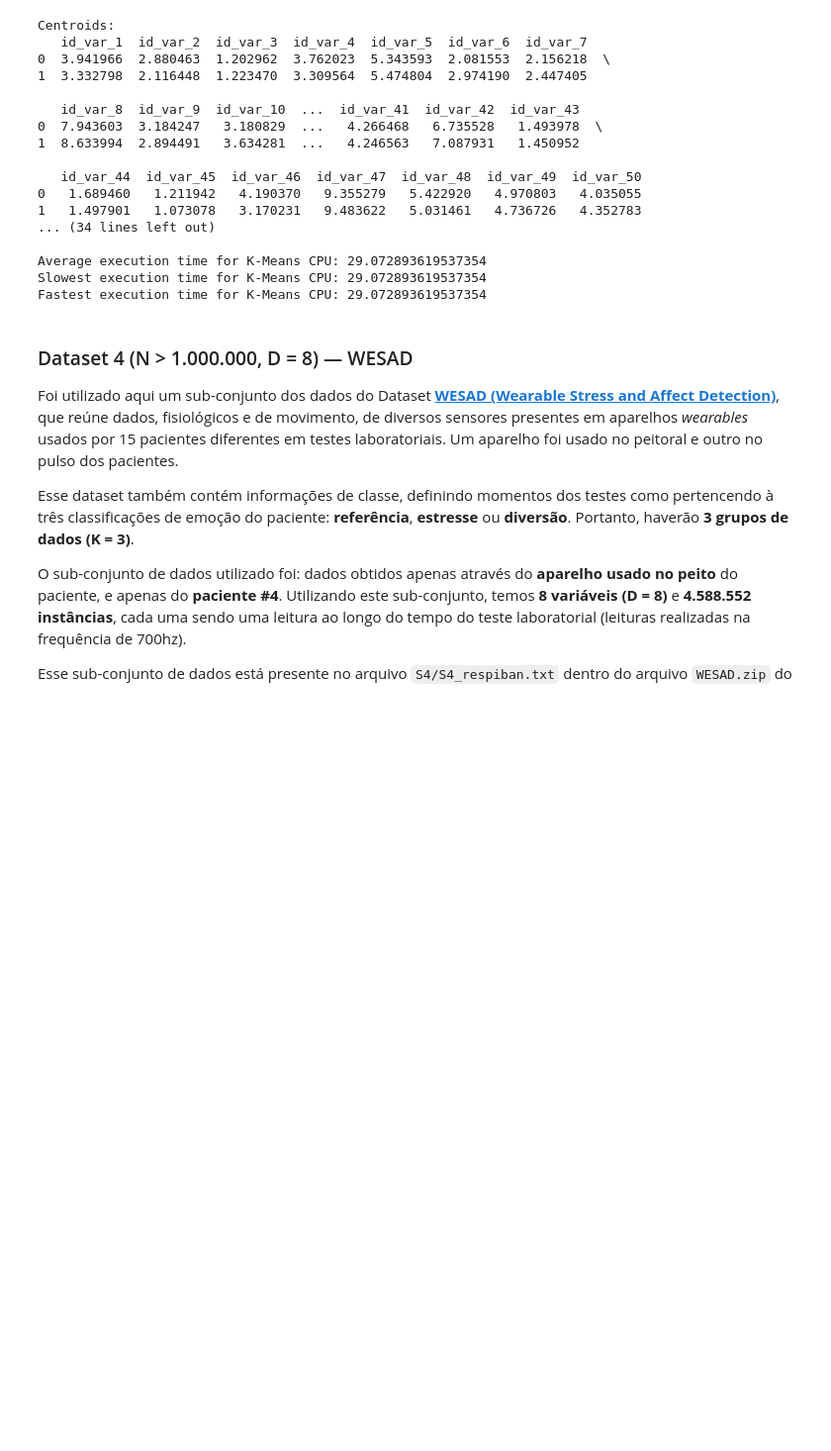
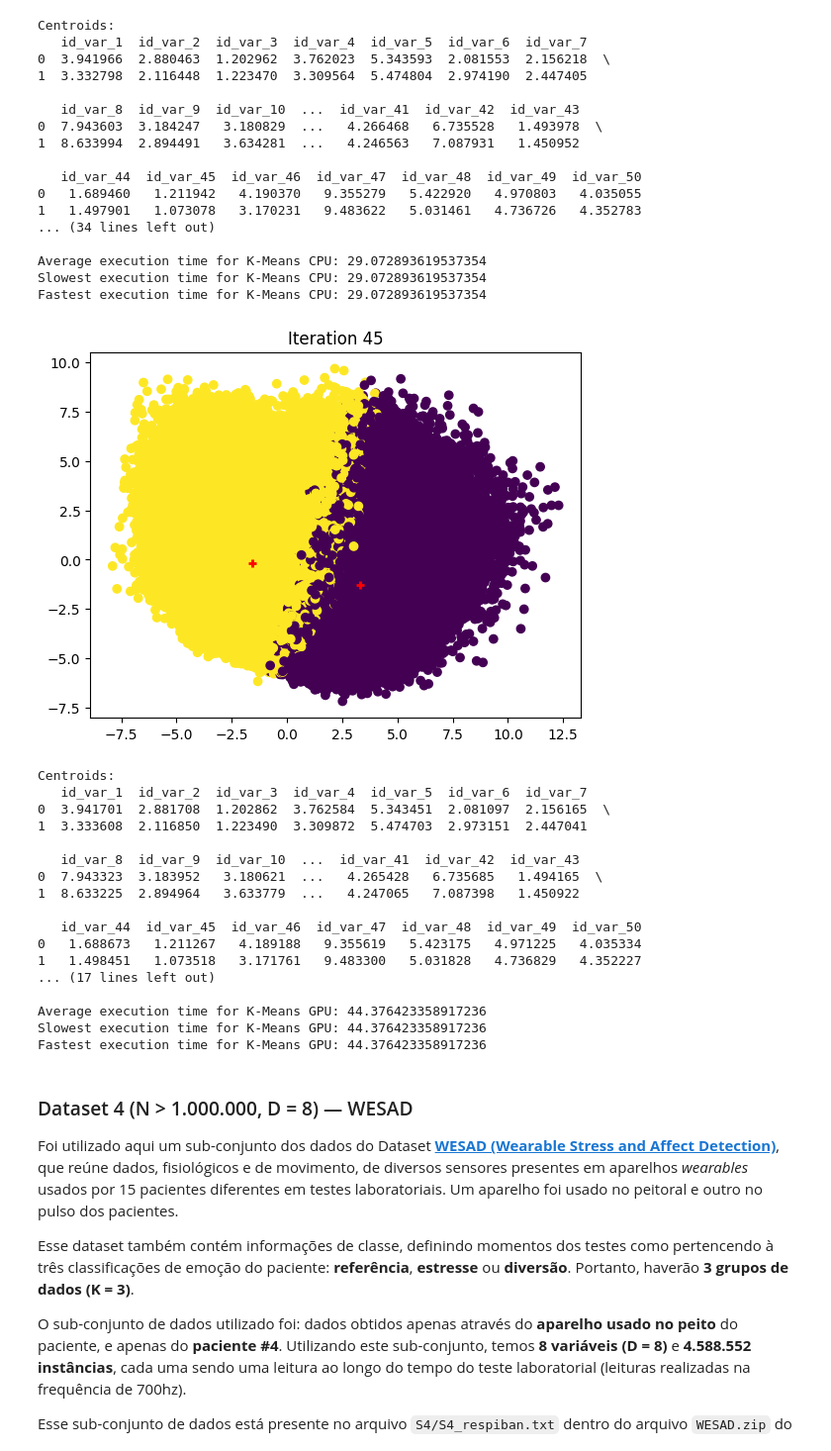
Before and after one commit to vinivosh/ufu-tcc2, a Jupyter notebook: code/examples-and-tests/speedupTests.ipynb, the cells around one changed output. Shown at 99% size. Drawn from its saved outputs; the diff is of its cells as text; code cells hidden in the pictures; blank space fills up the shorter version.

Commit message:
Testar MiniBooNE com o K-Means GPU
Só para ver se funciona mesmo...

```diff
--- a/code/examples-and-tests/speedupTests.ipynb
+++ b/code/examples-and-tests/speedupTests.ipynb
@@ -533,6 +533,51 @@ Centroids:
 Average execution time for K-Means CPU: 29.072893619537354
 Slowest execution time for K-Means CPU: 29.072893619537354
 Fastest execution time for K-Means CPU: 29.072893619537354
+# %%
+
+# * ####################################
+# * Rodando o K-Means GPU
+# * ####################################
+
+NUMBER_OF_RUNS = 1
+
+totalExecTime = 0.0
+slowestExecTime = -1.0
+fastestExecTime = FLOAT_32_BIT_MAX
+
+for rep in range(1, NUMBER_OF_RUNS + 1):
+    startTime = time.time()
+    km.kMeansGPU(datasetTreated, k=K, maxIter=MAX_ITERATIONS, printIter=False, plotResults=PLOT_RESULTS, debug=DEBUG)
+    # print(f'Results:\n \n{resultsGPU}\n ')
+    elapsedTime = time.time() - startTime
+    print(f'Execution time for K-Means GPU run #{rep}: {elapsedTime}')
+    if elapsedTime < fastestExecTime: fastestExecTime = elapsedTime
+    if elapsedTime > slowestExecTime: slowestExecTime = elapsedTime
+    totalExecTime += elapsedTime
+    # print(f'Average execution time for K-Means GPU until now: {totalExecTime / rep}')
+
+print(f' \nAverage execution time for K-Means GPU: {totalExecTime / NUMBER_OF_RUNS}')
+print(f'Slowest execution time for K-Means GPU: {slowestExecTime}')
+print(f'Fastest execution time for K-Means GPU: {fastestExecTime}')
+# %% [output]
+[figure, added]
+Centroids:
+   id_var_1  id_var_2  id_var_3  id_var_4  id_var_5  id_var_6  id_var_7
+0  3.941701  2.881708  1.202862  3.762584  5.343451  2.081097  2.156165  \
+1  3.333608  2.116850  1.223490  3.309872  5.474703  2.973151  2.447041
+
+   id_var_8  id_var_9  id_var_10  ...  id_var_41  id_var_42  id_var_43
+0  7.943323  3.183952   3.180621  ...   4.265428   6.735685   1.494165  \
+1  8.633225  2.894964   3.633779  ...   4.247065   7.087398   1.450922
+
+   id_var_44  id_var_45  id_var_46  id_var_47  id_var_48  id_var_49  id_var_50
+0   1.688673   1.211267   4.189188   9.355619   5.423175   4.971225   4.035334
+1   1.498451   1.073518   3.171761   9.483300   5.031828   4.736829   4.352227
+... (17 lines left out)
+
+Average execution time for K-Means GPU: 44.376423358917236
+Slowest execution time for K-Means GPU: 44.376423358917236
+Fastest execution time for K-Means GPU: 44.376423358917236
 # %% [markdown]
 ### Dataset 4 (N > 1.000.000, D = 8) — WESAD
 
```
